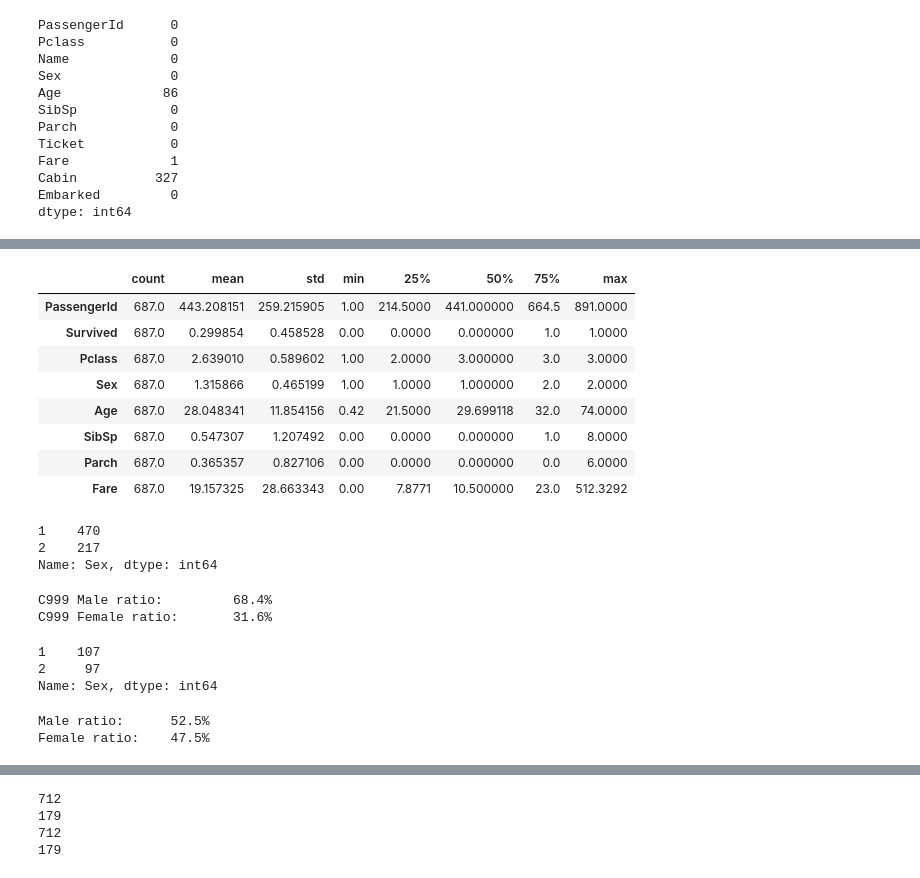
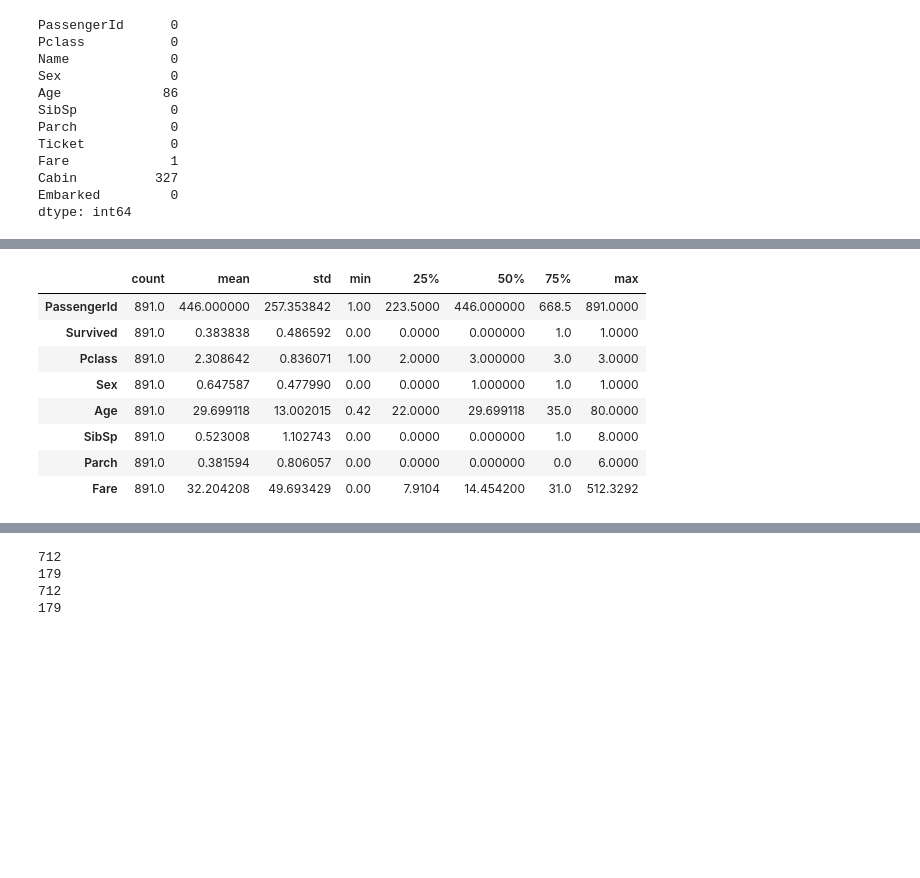
Before and after one commit to hjmthebest/exercises, a Jupyter notebook: Exercise - Titanic.ipynb, the cells around one changed output, grey strips where cells are left out. Cells and saved outputs as stored; diff of their text form; code cells hidden in the pictures; blank space fills up the shorter version.

```diff
--- a/Exercise - Titanic.ipynb
+++ b/Exercise - Titanic.ipynb
@@ -154,3 +142,4 @@ test['Age'].hist(edgecolor='black', bins=25)
 # %%
-train['Sex'] = np.where(train['Sex'] == 'male', 1, 2)
-test['Sex'] = np.where(test['Sex'] == 'male', 1, 2)
+# 남자 1, 여자 0 과 같이 int로 치환
+train['Sex'] = np.where(train['Sex'] == 'male', 1, 0)
+test['Sex'] = np.where(test['Sex'] == 'male', 1, 0)
@@ -235,2 +195,0 @@ memory usage: 34.4+ KB
-# %%
-train['Cabin'] = train['Cabin'].fillna('C999')
@@ -237,36 +213,15 @@ train['Cabin'] = train['Cabin'].fillna('C999')
+# %%
+train = train.drop(['Name', 'Ticket', 'Cabin'], axis=1)
+test = test.drop(['Name', 'Ticket', 'Cabin'], axis=1)
 # %%
-train[train['Cabin'] == 'C999'].describe().T
+train.describe().T
 # %% [output]
 |  | count | mean | std | min | 25% | 50% | 75% | max |
-| PassengerId | 687.0 | 443.208151 | 259.215905 | 1.00 | 214.5000 | 441.000000 | 664.5 | 891.0000 |
-| Survived | 687.0 | 0.299854 | 0.458528 | 0.00 | 0.0000 | 0.000000 | 1.0 | 1.0000 |
-| Pclass | 687.0 | 2.639010 | 0.589602 | 1.00 | 2.0000 | 3.000000 | 3.0 | 3.0000 |
-| Sex | 687.0 | 1.315866 | 0.465199 | 1.00 | 1.0000 | 1.000000 | 2.0 | 2.0000 |
-| Age | 687.0 | 28.048341 | 11.854156 | 0.42 | 21.5000 | 29.699118 | 32.0 | 74.0000 |
-| SibSp | 687.0 | 0.547307 | 1.207492 | 0.00 | 0.0000 | 0.000000 | 1.0 | 8.0000 |
-| Parch | 687.0 | 0.365357 | 0.827106 | 0.00 | 0.0000 | 0.000000 | 0.0 | 6.0000 |
-| Fare | 687.0 | 19.157325 | 28.663343 | 0.00 | 7.8771 | 10.500000 | 23.0 | 512.3292 |
+| PassengerId | 891.0 | 446.000000 | 257.353842 | 1.00 | 223.5000 | 446.000000 | 668.5 | 891.0000 |
+| Survived | 891.0 | 0.383838 | 0.486592 | 0.00 | 0.0000 | 0.000000 | 1.0 | 1.0000 |
+| Pclass | 891.0 | 2.308642 | 0.836071 | 1.00 | 2.0000 | 3.000000 | 3.0 | 3.0000 |
+| Sex | 891.0 | 0.647587 | 0.477990 | 0.00 | 0.0000 | 1.000000 | 1.0 | 1.0000 |
+| Age | 891.0 | 29.699118 | 13.002015 | 0.42 | 22.0000 | 29.699118 | 35.0 | 80.0000 |
+| SibSp | 891.0 | 0.523008 | 1.102743 | 0.00 | 0.0000 | 0.000000 | 1.0 | 8.0000 |
+| Parch | 891.0 | 0.381594 | 0.806057 | 0.00 | 0.0000 | 0.000000 | 0.0 | 6.0000 |
+| Fare | 891.0 | 32.204208 | 49.693429 | 0.00 | 7.9104 | 14.454200 | 31.0 | 512.3292 |
-# %%
-train[train['Cabin'] == 'C999']['Sex'].value_counts()
-# %% [output]
-1    470
-2    217
-Name: Sex, dtype: int64
-# %%
-print(f"C999 Male ratio:\t {470 / 687 * 100:.1f}%")
-print(f"C999 Female ratio:\t {217 / 687 * 100:.1f}%")
-# %% [output]
-C999 Male ratio:         68.4%
-C999 Female ratio:       31.6%
-# %%
-train[train['Cabin'] != 'C999']['Sex'].value_counts()
-# %% [output]
-1    107
-2     97
-Name: Sex, dtype: int64
-# %%
-print(f"Male ratio:\t {107 / 204 * 100:.1f}%")
-print(f"Female ratio:\t {97 / 204 * 100:.1f}%")
-# %% [output]
-Male ratio:      52.5%
-Female ratio:    47.5%
```
Also changed, not shown: parts of 85 cells of this notebook.
